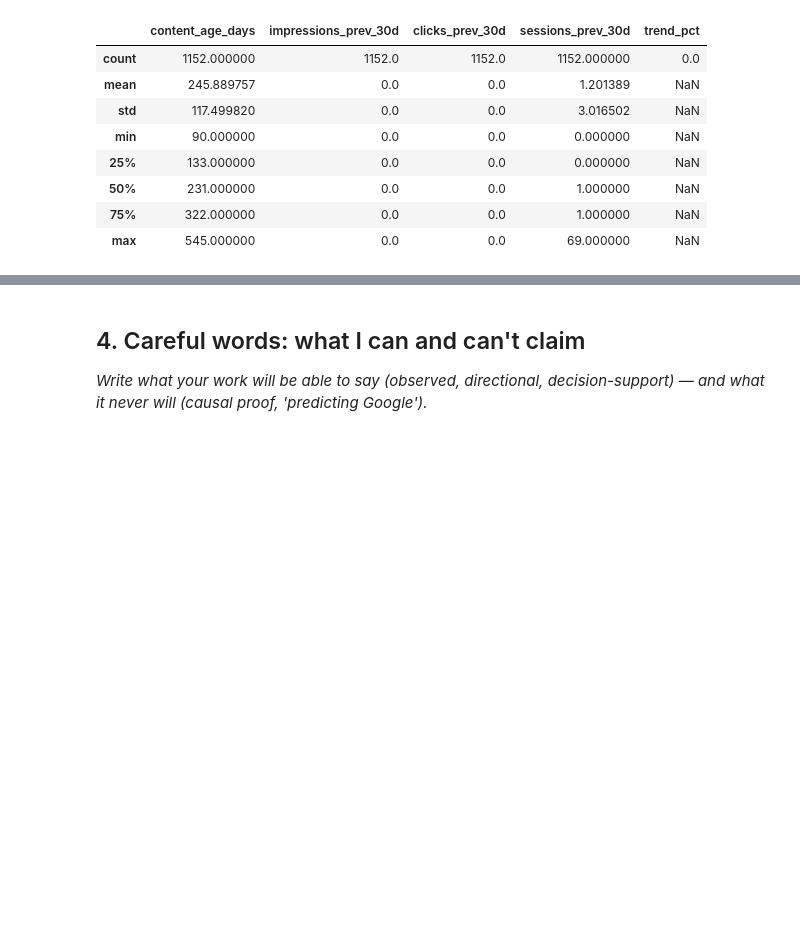
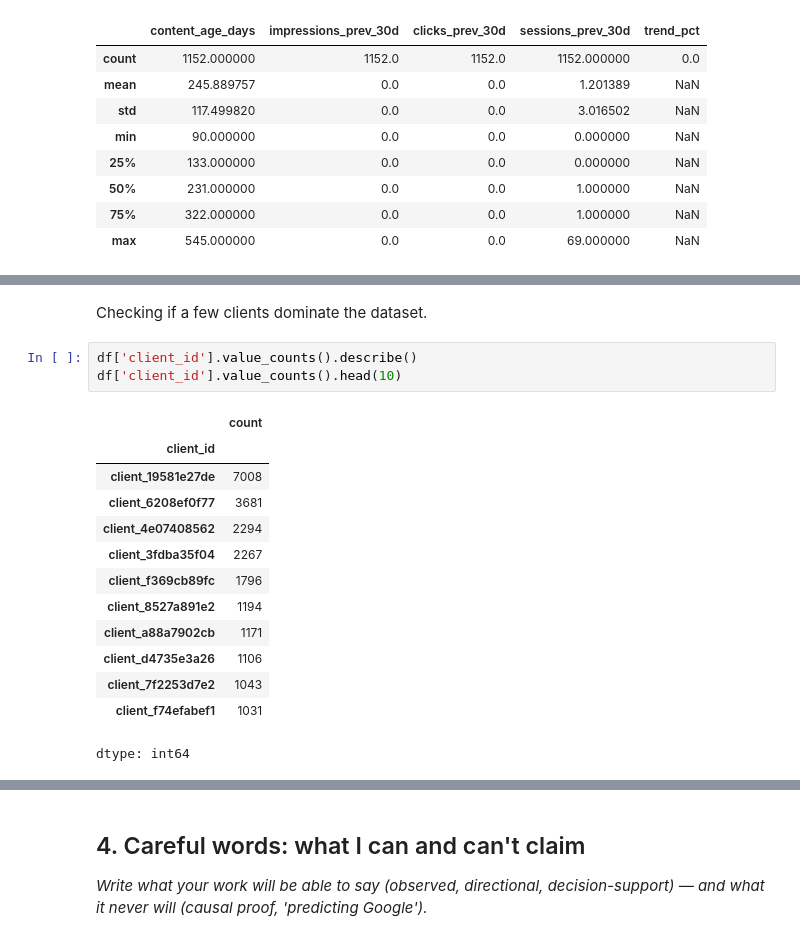
Before and after one commit to Hadeed07/FlyRank-ML, a Jupyter notebook: work/notebooks/w01_research_question.ipynb, the cells around one changed output, grey strips where cells are left out. Cells and saved outputs as stored; diff of their text form; blank space fills up the shorter version.

```diff
--- a/work/notebooks/w01_research_question.ipynb
+++ b/work/notebooks/w01_research_question.ipynb
@@ -163,0 +191,19 @@ df.groupby('trend_direction')[['impressions_last_30d', 'clicks_last_30d', 'sessi
+# %% [markdown]
+Checking if a few clients dominate the dataset.
+# %%
+df['client_id'].value_counts().describe()
+df['client_id'].value_counts().head(10)
+# %% [output]
+|  | count |
+| client_id |  |
+| client_19581e27de | 7008 |
+| client_6208ef0f77 | 3681 |
+| client_4e07408562 | 2294 |
+| client_3fdba35f04 | 2267 |
+| client_f369cb89fc | 1796 |
+| client_8527a891e2 | 1194 |
+| client_a88a7902cb | 1171 |
+| client_d4735e3a26 | 1106 |
+| client_7f2253d7e2 | 1043 |
+| client_f74efabef1 | 1031 |
+dtype: int64
```
Also changed, not shown: parts of 6 cells of this notebook.
